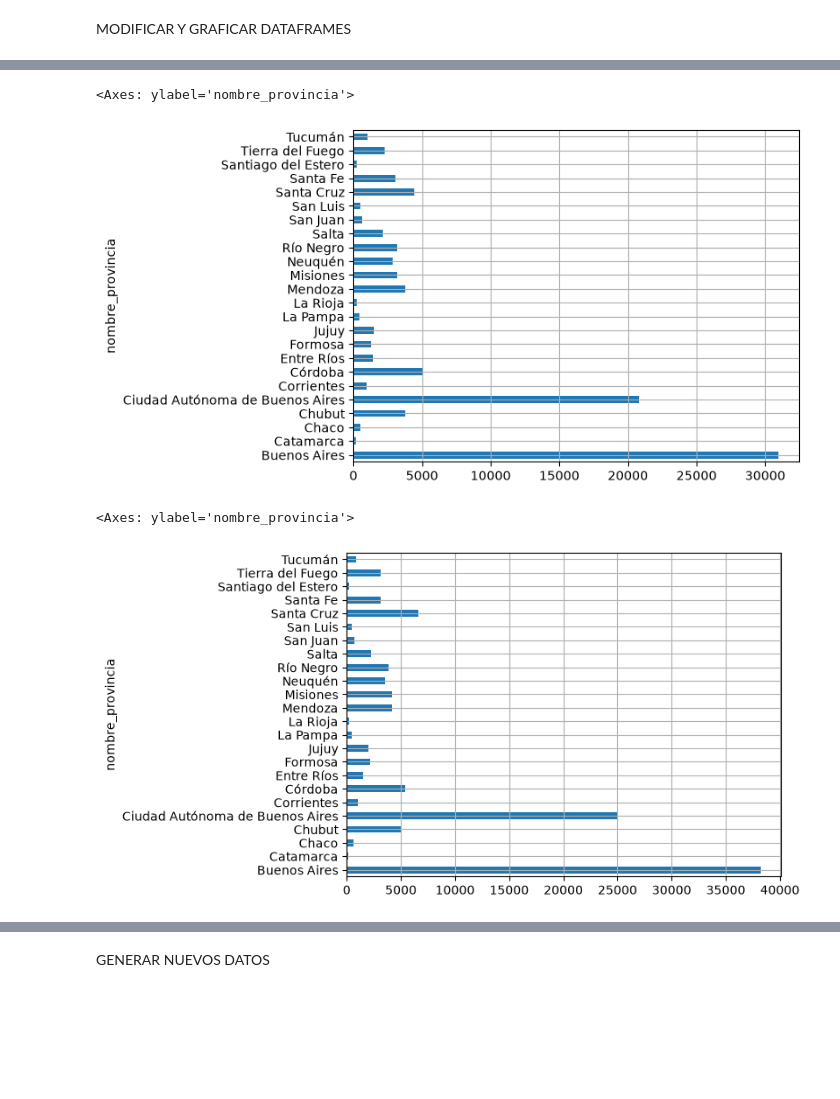
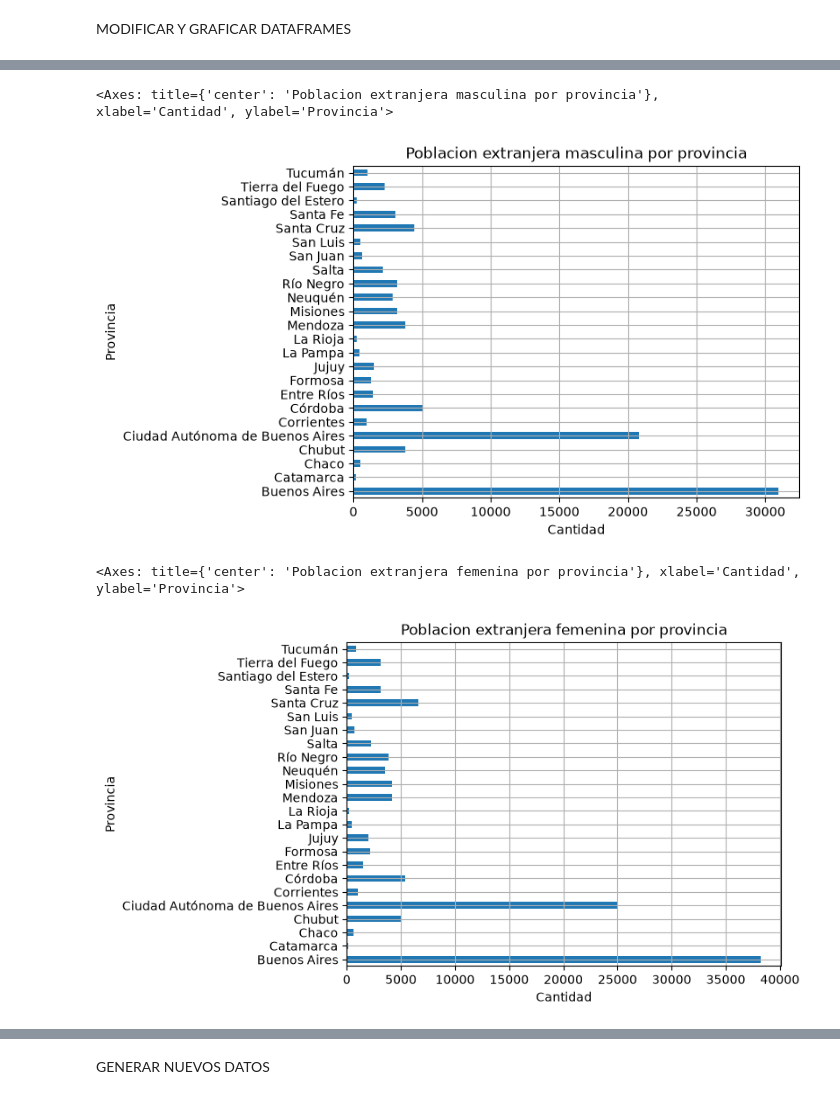
Before and after one commit to TomasVerniano/ANALISIS_POBLACION_ARGENTINA_AED, a Jupyter notebook: poblacion.ipynb, the cells around one changed output, grey strips where cells are left out. Drawn from its saved outputs; the diff is of its cells as text; code cells hidden in the pictures; blank space fills up the shorter version.

```diff
--- a/poblacion.ipynb
+++ b/poblacion.ipynb
@@ -118,18 +104,18 @@ nacimientos_total_año.plot(kind='line', grid=True, title='Cantidad de nacimient
 # %%
-poblacion_provincia_m=poblacion_provincia[(poblacion_provincia['sexo'] == 'M') & (poblacion_provincia['nacionalidad'] == 'Argentina' ) & (poblacion_provincia['pais_nacimiento'] == 'Otro Pais')]
+poblacion_extranjera_provincia_m = poblacion_provincia[(poblacion_provincia['sexo'] == 'M') & (poblacion_provincia['nacionalidad'] == 'Argentina' ) & (poblacion_provincia['pais_nacimiento'] == 'Otro Pais')]
 
-poblacion_provincia_m=poblacion_provincia_m.groupby('nombre_provincia')['cantidad'].sum()
+poblacion_extranjera_provincia_m = poblacion_extranjera_provincia_m.groupby('nombre_provincia')['cantidad'].sum()
 
-poblacion_provincia_m.plot(kind='barh', grid=True)
+poblacion_extranjera_provincia_m.plot(kind='barh', xlabel='Cantidad', title='Poblacion extranjera masculina por provincia', ylabel='Provincia', grid=True)
 # %% [output]
-<Axes: ylabel='nombre_provincia'>
+<Axes: title={'center': 'Poblacion extranjera masculina por provincia'}, xlabel='Cantidad', ylabel='Provincia'>
-[figure, old version]
+[figure, new version]
 # %%
-poblacion_provincia_f=poblacion_provincia[(poblacion_provincia['sexo'] == 'F' ) & (poblacion_provincia['nacionalidad'] == 'Argentina' ) & (poblacion_provincia['pais_nacimiento'] == 'Otro Pais')]
+poblacion_extranjera_provincia_f = poblacion_provincia[(poblacion_provincia['sexo'] == 'F' ) & (poblacion_provincia['nacionalidad'] == 'Argentina' ) & (poblacion_provincia['pais_nacimiento'] == 'Otro Pais')]
 
-poblacion_provincia_f=poblacion_provincia_f.groupby('nombre_provincia')['cantidad'].sum()
-poblacion_provincia_f.plot(kind='barh', grid=True)
+poblacion_extranjera_provincia_f = poblacion_extranjera_provincia_f.groupby('nombre_provincia')['cantidad'].sum()
+poblacion_extranjera_provincia_f.plot(kind='barh', xlabel='Cantidad', title='Poblacion extranjera femenina por provincia', ylabel='Provincia', grid=True)
 # %% [output]
-<Axes: ylabel='nombre_provincia'>
+<Axes: title={'center': 'Poblacion extranjera femenina por provincia'}, xlabel='Cantidad', ylabel='Provincia'>
-[figure, old version]
+[figure, new version]
 # %%
```
Also changed, not shown: parts of 7 cells of this notebook, 5 other files.
